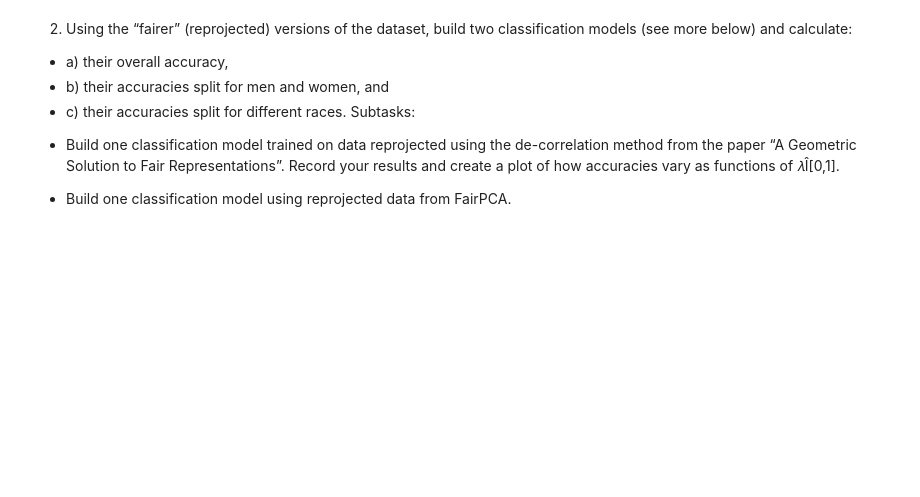
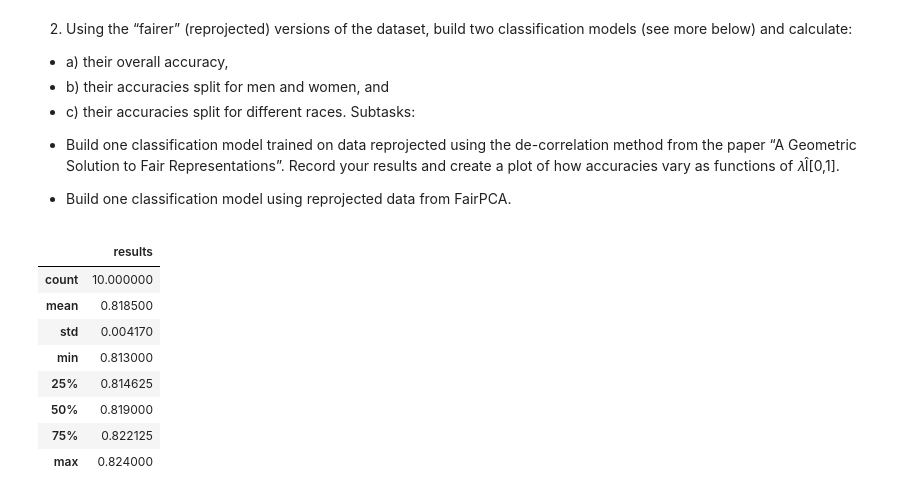
Before and after one commit to Xannadoo/Algorithmic_Fairness_Mandatories, a Jupyter notebook: Mandatory_2/afae24-assignment-02-template.ipynb, the cells around one changed output. Cells and saved outputs as stored; diff of their text form; code cells hidden in the pictures; blank space fills up the shorter version.

```diff
--- a/Mandatory_2/afae24-assignment-02-template.ipynb
+++ b/Mandatory_2/afae24-assignment-02-template.ipynb
@@ -162,0 +152,7 @@ pd.DataFrame(results, columns=['results']).describe() ##Mean and Median similar.
+# %%
+results, pipe = cross_acc(X_train_np)
+
+##cross-val
+print(results)
+
+pd.DataFrame(results, columns=['results']).describe() ##Mean and Median similar.
@@ -213,0 +233,12 @@ accuracies vary as functions of 𝜆Î[0,1].
+# %%
+pd.DataFrame(results_de, columns=['results']).describe() ##Mean and Median similar.
+# %% [output]
+|  | results |
+| count | 10.000000 |
+| mean | 0.818500 |
+| std | 0.004170 |
+| min | 0.813000 |
+| 25% | 0.814625 |
+| 50% | 0.819000 |
+| 75% | 0.822125 |
+| max | 0.824000 |
```
Also changed, not shown: parts of 9 cells of this notebook.
